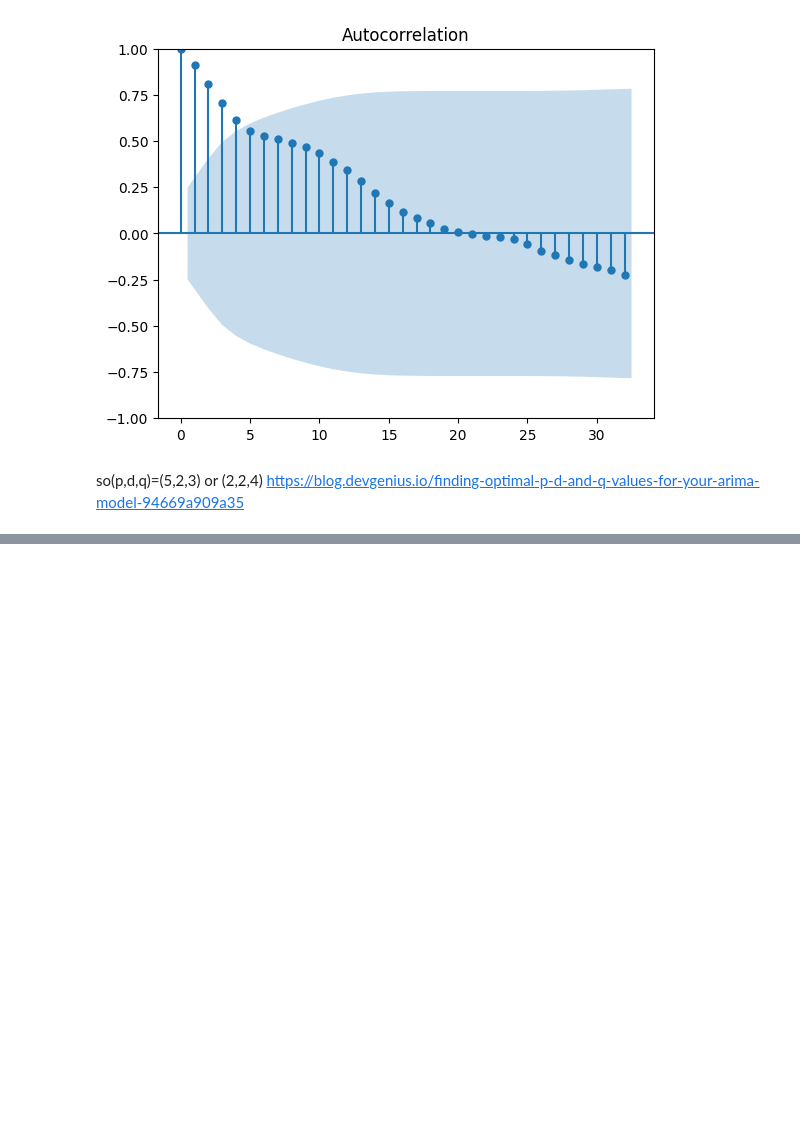
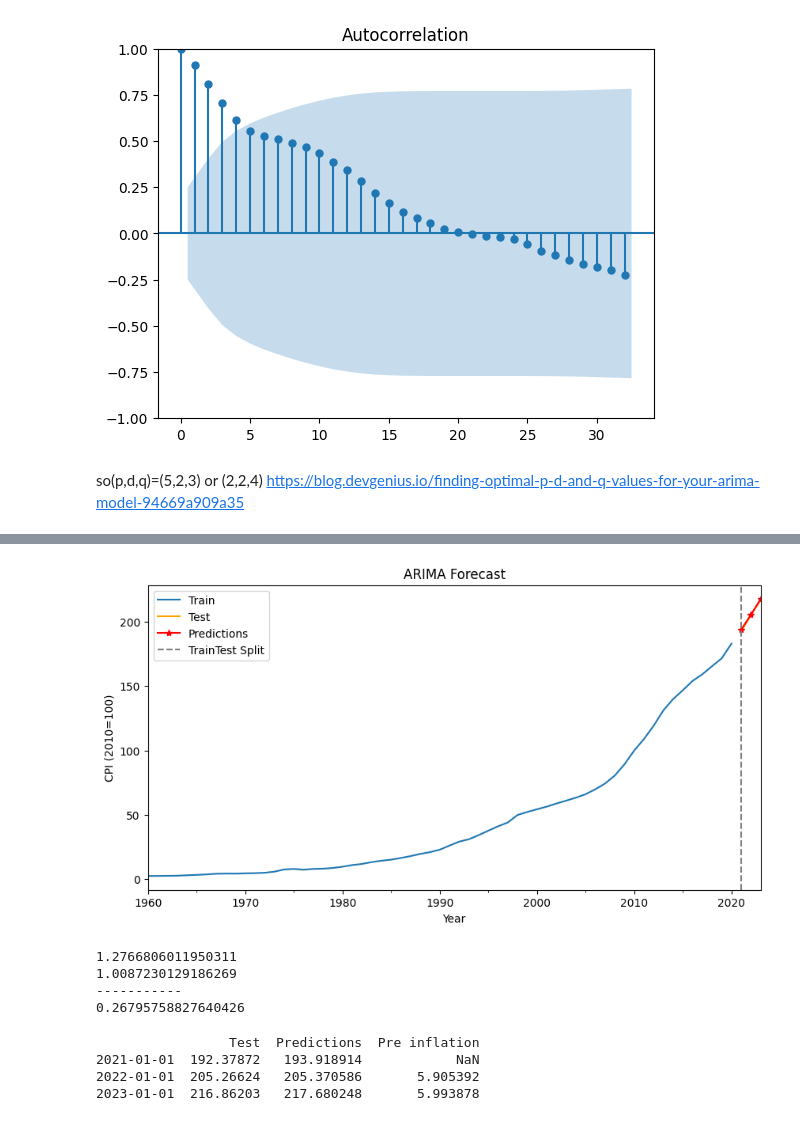
Before and after one commit to Lestonrego/Time-series, a Jupyter notebook: Time_Series.ipynb, the cells around one changed output, grey strips where cells are left out. Cells and saved outputs as stored; diff of their text form; code cells hidden in the pictures; blank space fills up the shorter version.

```diff
--- a/Time_Series.ipynb
+++ b/Time_Series.ipynb
@@ -575,0 +635,55 @@ so(p,d,q)=(5,2,3) or (2,2,4) https://blog.devgenius.io/finding-optimal-p-d-and-q
+# %%
+from sklearn.model_selection import train_test_split
+data["Year"] = pd.to_datetime(data["Year"],format="%Y")
+X=data[["Year"]]
+y=data.set_index("Year")["Consumer price index (2010 = 100)"]
+X_train, X_test, y_train, y_test = train_test_split(X, y,train_size=0.96,shuffle=False)
+model=ARIMA(y_train, order=(1,2,4))
+result=model.fit()
+start=len(y_train)
+end=len(y_train)+len(y_test)-1
+predictions=result.predict(start=start,end=end)
+predictions.index=X_test["Year"].values
+y_train.index=X_train["Year"].values
+y_test.index=X_test["Year"].values
+#inflation
+test_inflation=predictions.pct_change()*100
+plt.figure(figsize=(10,5))
+y_train.plot(label="Train")
+y_test.plot(label="Test", color="orange")
+predictions.plot(label="Predictions", color="red",marker="*")
+plt.axvline(y_test.index[0], color="gray", linestyle="--",label="TrainTest Split")
+plt.legend()
+plt.title("ARIMA Forecast")
+plt.xlabel("Year")
+plt.ylabel("CPI (2010=100)")
+plt.show()
+# %% [output]
+[figure, added]
+# %%
+from statsmodels.tools.eval_measures import rmse
+fitted_vals=result.fittedvalues
+fitted_vals.index=y_train.index
+residuals=y_train-fitted_vals
+
+trainr=rmse(y_train,fitted_vals)
+print(trainr)
+testr=rmse(y_test,predictions)
+
+print(testr)
+print("-----------")
+diff = (trainr - testr)
+print(diff)
+# %% [output]
+1.2766806011950311
+1.0087230129186269
+-----------
+0.26795758827640426
+# %%
+results_df = pd.DataFrame({"Test": y_test,"Predictions": predictions,"Pre inflation":test_inflation})
+print(results_df)
+# %% [output]
+                 Test  Predictions  Pre inflation
+2021-01-01  192.37872   193.918914            NaN
+2022-01-01  205.26624   205.370586       5.905392
+2023-01-01  216.86203   217.680248       5.993878
```
Also changed, not shown: parts of 12 cells of this notebook.
